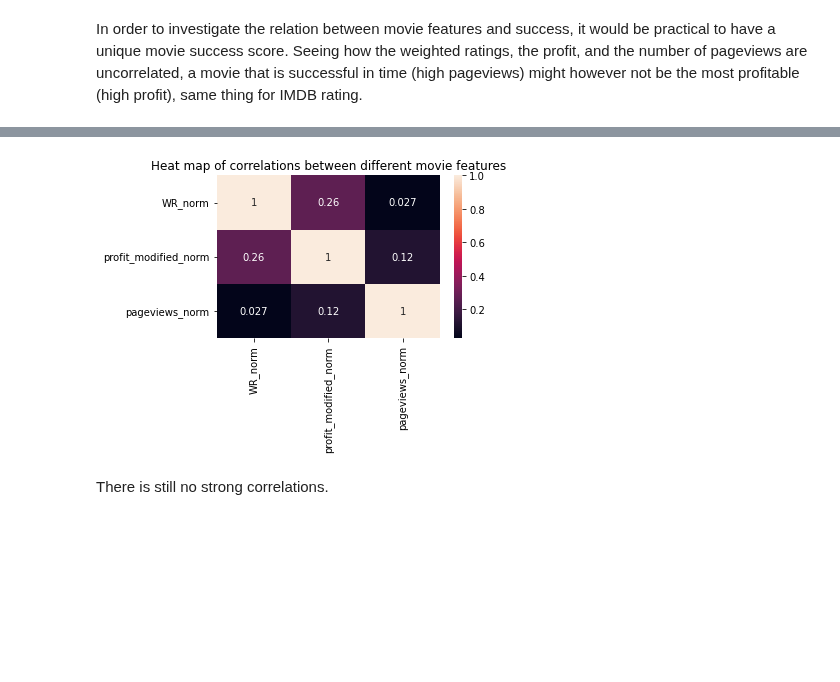
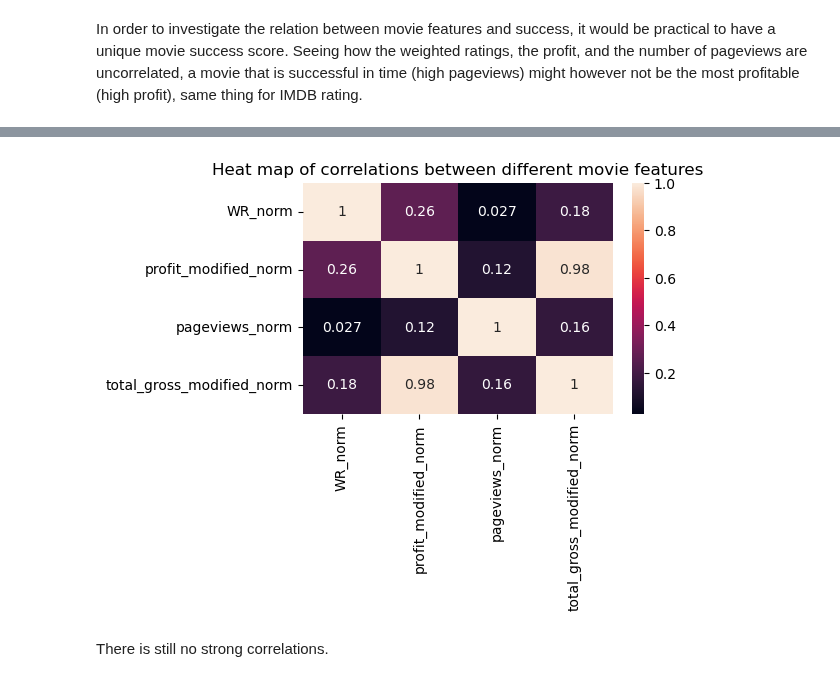
Before and after one commit to epfl-ada/ada-2022-project-theadaholics, a Jupyter notebook: main.ipynb, the cells around one changed output, grey strips where cells are left out. Cells and saved outputs as stored; diff of their text form; code cells hidden in the pictures; blank space fills up the shorter version.

```diff
--- a/main.ipynb
+++ b/main.ipynb
@@ -996,11 +1034,13 @@ In order to investigate the relation between movie features and success, it woul
 df_all['WR_std'] = (df_all['WR'] - df_all['WR'].mean())/df_all['WR'].std()
 df_all['profit_modified_std'] = (df_all['profit_modified'] - df_all['profit_modified'].mean())/df_all['profit_modified'].std()
 df_all['pageviews_std'] = (df_all['pageviews'] - df_all['pageviews'].mean())/df_all['pageviews'].std()
+df_all['total_gross_modified_std'] = (df_all['total_gross_modified'] - df_all['total_gross_modified'].mean())/df_all['total_gross_modified'].std()
 # %%
 # We L2 normalise each success feature
 df_all['WR_norm'] = df_all['WR'] / np.sqrt(np.square(df_all['WR']).sum(axis=0))
 df_all['profit_modified_norm'] = df_all['profit_modified'] / np.sqrt(np.square(df_all['profit_modified']).sum(axis=0))
 df_all['pageviews_norm'] = df_all['pageviews'] / np.sqrt(np.square(df_all['pageviews']).sum(axis=0))
+df_all['total_gross_modified_norm'] = df_all['total_gross_modified'] / np.sqrt(np.square(df_all['total_gross_modified']).sum(axis=0))
 # %%
 df_all[['WR_std','profit_modified_std','pageviews_std','WR_norm','profit_modified_norm','pageviews_norm']].describe()
 # %% [output]
@@ -1021,8 +1061,8 @@ sns.heatmap(df_all[['WR_std','profit_modified_std','pageviews_std']].corr(), ann
 # %%
 fig, ax = plt.subplots(figsize=(5,3))
-sns.heatmap(df_all[['WR_norm','profit_modified_norm','pageviews_norm']].corr(), annot=True, ax=ax).set(title='Heat map of correlations between different movie features');
+sns.heatmap(df_all[['WR_norm','profit_modified_norm','pageviews_norm','total_gross_modified_norm']].corr(), annot=True, ax=ax).set(title='Heat map of correlations between different movie features');
 # %% [output]
-[figure, old version]
+[figure, new version]
 # %% [markdown]
 There is still no strong correlations.
 # %% [markdown]
```
Also changed, not shown: parts of 77 cells of this notebook.
